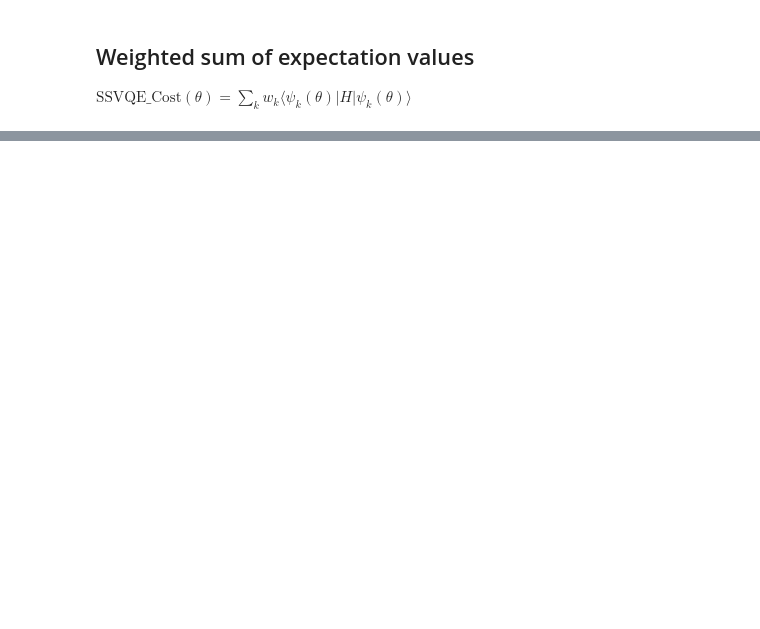
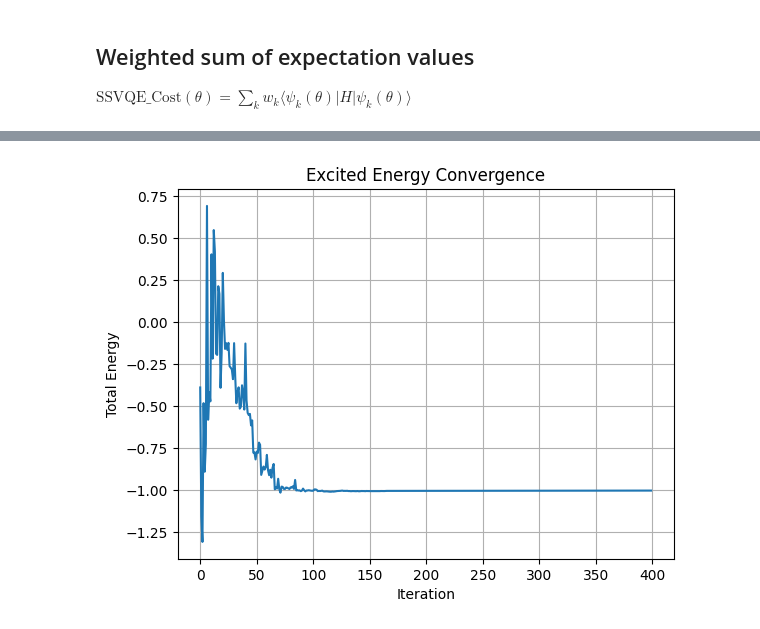
Before and after one commit to kimmmjh/SSVQE_qiskit, a Jupyter notebook: qiskit_ssvqe_test.ipynb, the cells around one changed output, grey strips where cells are left out. Cells and saved outputs as stored; diff of their text form; code cells hidden in the pictures; blank space fills up the shorter version.

```diff
--- a/qiskit_ssvqe_test.ipynb
+++ b/qiskit_ssvqe_test.ipynb
@@ -117,0 +127,9 @@ test
+# %%
+plt.plot(cost_history_dict["eigenstates_energies"][1])
+plt.xlabel("Iteration")
+plt.ylabel("Total Energy")
+plt.title("Excited Energy Convergence")
+plt.grid()
+plt.show()
+# %% [output]
+[figure, added]
```
Also changed, not shown: parts of 10 cells of this notebook, 2 other files.
